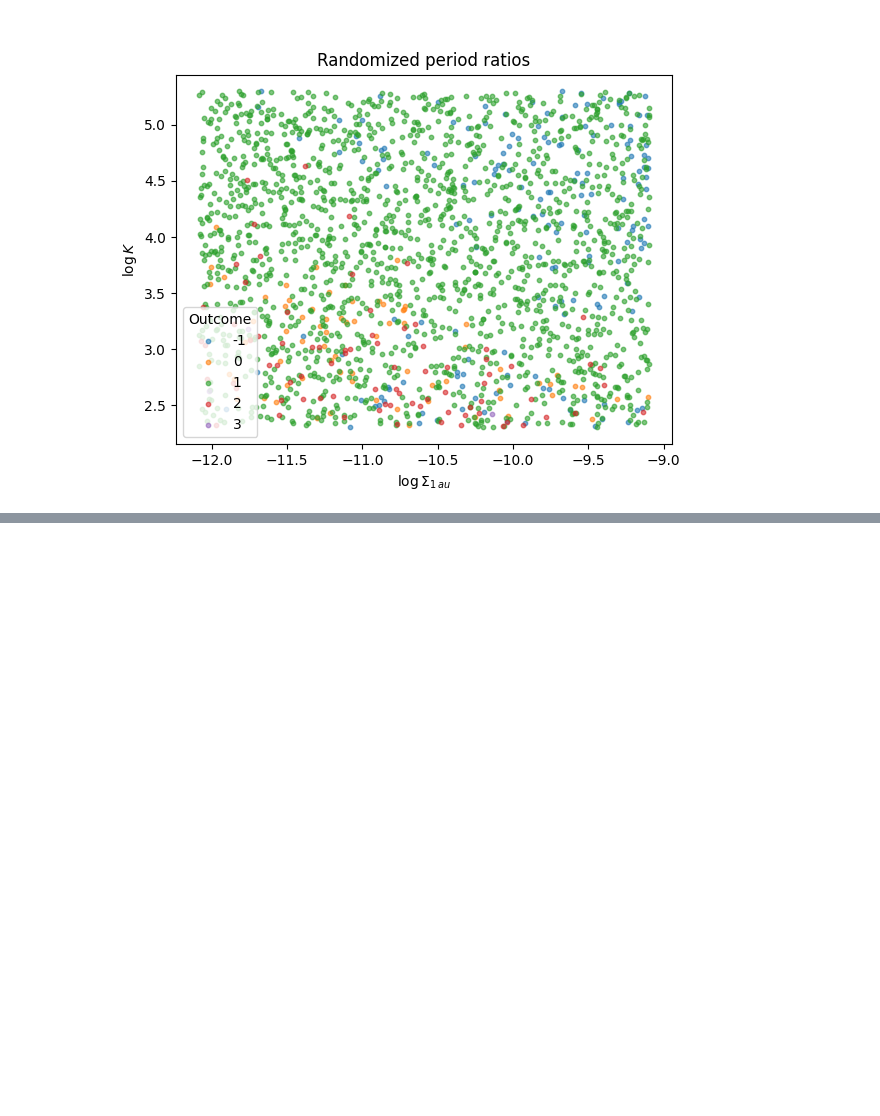
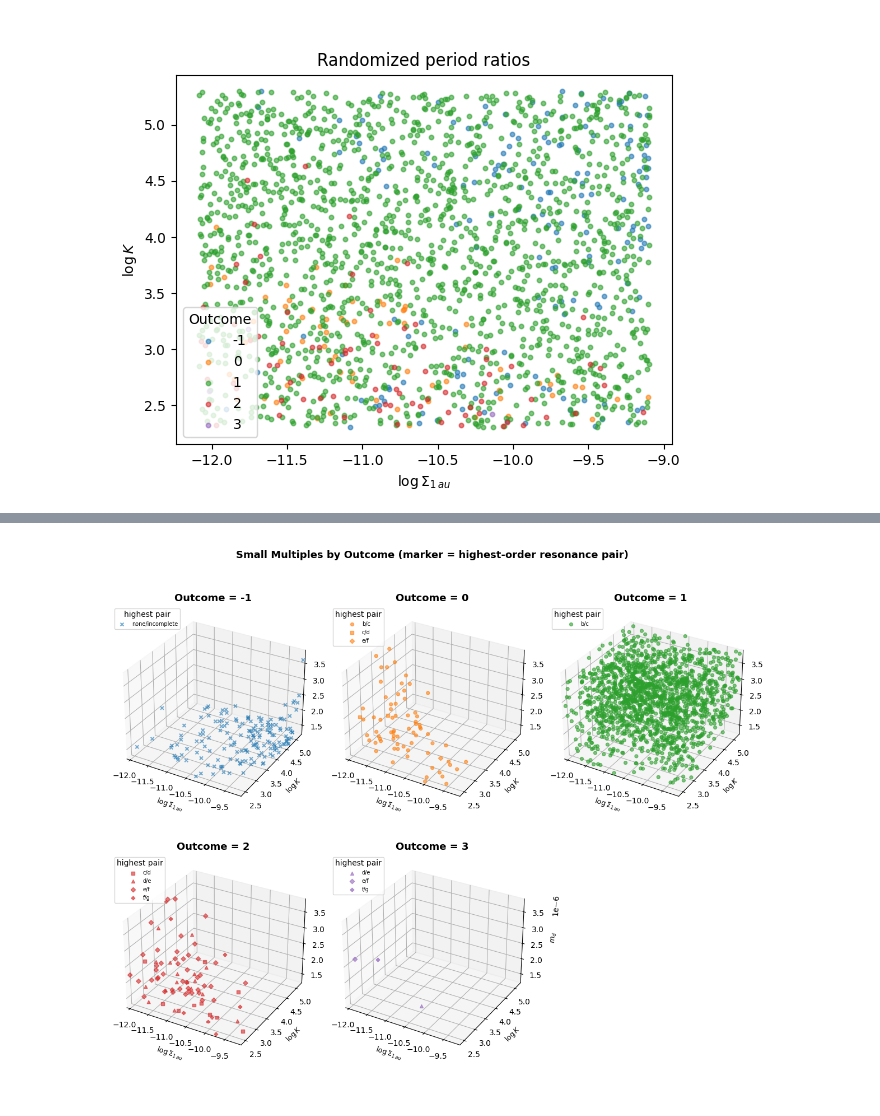
Before and after one commit to dchen10Git/uchi-exoplanets-2025, a Jupyter notebook: trappist1_keller.ipynb, the cells around one changed output, grey strips where cells are left out. Cells and saved outputs as stored; diff of their text form; code cells hidden in the pictures; blank space fills up the shorter version.

Commit message:
Sequential resonance capture detection; markers for highest pair

```diff
--- a/trappist1_keller.ipynb
+++ b/trappist1_keller.ipynb
@@ -420,0 +418,67 @@ ValueError: No variables found for grid columns.
+# %%
+%matplotlib widget
+
+Sigma_1au = outcome_df["Sigma_1au"].to_numpy()
+K_factor = outcome_df["K_factor"].to_numpy()
+masses = np.stack(outcome_df["m_vals"])
+m_d = masses[:, 2]
+
+log_Sigma = np.log(Sigma_1au.astype(float))
+log_K = np.log(K_factor.astype(float))
+
+pair_names = ['b/c', 'c/d', 'd/e', 'e/f', 'f/g']
+
+def get_highest_pair(outcome_list):
+    """Returns the index of the pair with the highest resonance order, or -1 if incomplete."""
+    if outcome_list[0] == -1:
+        return -1
+    orders = outcome_list[1:]
+    if all(o == 0 for o in orders):
+        return -1  # no resonance
+    return int(np.argmax(orders))
+
+highest_pairs = np.array([get_highest_pair(o) for o in outcome_df["outcome"]])
+
+# Marker shapes for each pair
+pair_markers = {-1: 'x', 0: 'o', 1: 's', 2: '^', 3: 'D', 4: 'P'}
+pair_labels  = {-1: 'none/incomplete', 0: 'b/c', 1: 'c/d', 2: 'd/e', 3: 'e/f', 4: 'f/g'}
+
+score_values = [-1, 0, 1, 2, 3]
+color_map = {-1: "C0", 0: "C1", 1: "C2", 2: "C3", 3: "C4"}
+
+fig = plt.figure(figsize=(12, 10))
+
+for i, score_val in enumerate(score_values):
+    ax = fig.add_subplot(2, 3, i + 1, projection='3d')
+    score_mask = (scores == score_val)
+
+    for pair_idx, marker in pair_markers.items():
+        pair_mask = score_mask & (highest_pairs == pair_idx)
+        if pair_mask.sum() == 0:
+            continue
+        ax.scatter(
+            log_Sigma[pair_mask],
+            log_K[pair_mask],
+            m_d[pair_mask],
+            c=color_map[score_val],
+            marker=marker,
+            alpha=0.6,
+            s=18,
+            label=pair_labels[pair_idx]
+        )
+
+    ax.set_title(f"Outcome = {score_val}", fontsize=13, fontweight='bold')
+    ax.set_xlabel(r'$\log \Sigma_{1\,au}$', fontsize=9)
+    ax.set_ylabel(r'$\log K$', fontsize=9)
+    ax.set_zlabel(r'$m_d$', fontsize=9)
+    ax.set_xlim(log_Sigma.min(), log_Sigma.max())
+    ax.set_ylim(log_K.min(), log_K.max())
+    ax.set_zlim(m_d.min(), m_d.max())
+
+    ax.legend(fontsize=7, loc='upper left', title='highest pair')
+
+fig.suptitle("Small Multiples by Outcome (marker = highest-order resonance pair)", fontsize=13, fontweight='bold')
+plt.tight_layout(pad=2.0)
+plt.show()
+# %% [output]
+[figure, added]
```
Also changed, not shown: parts of 7 cells of this notebook, 3 other files.
